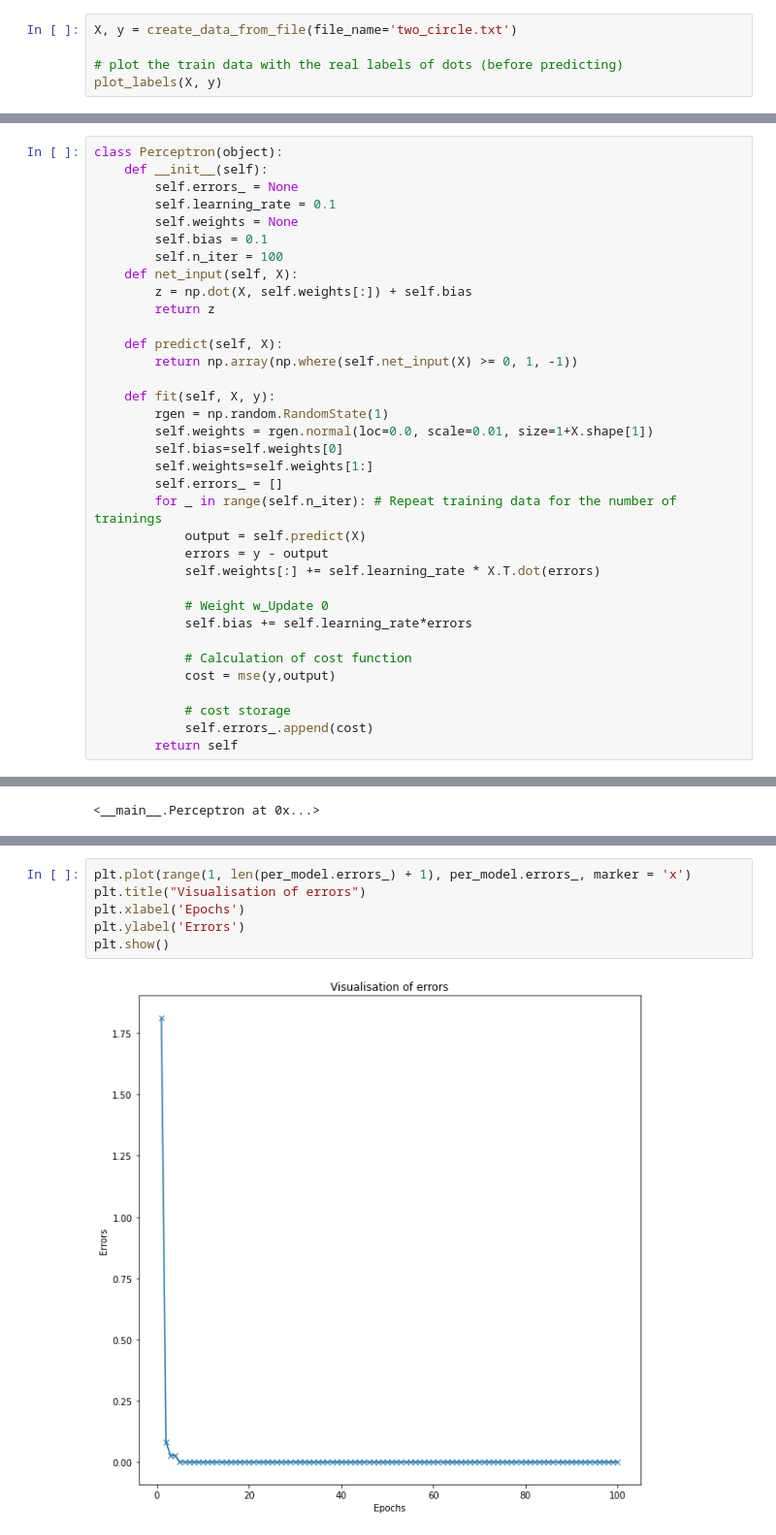
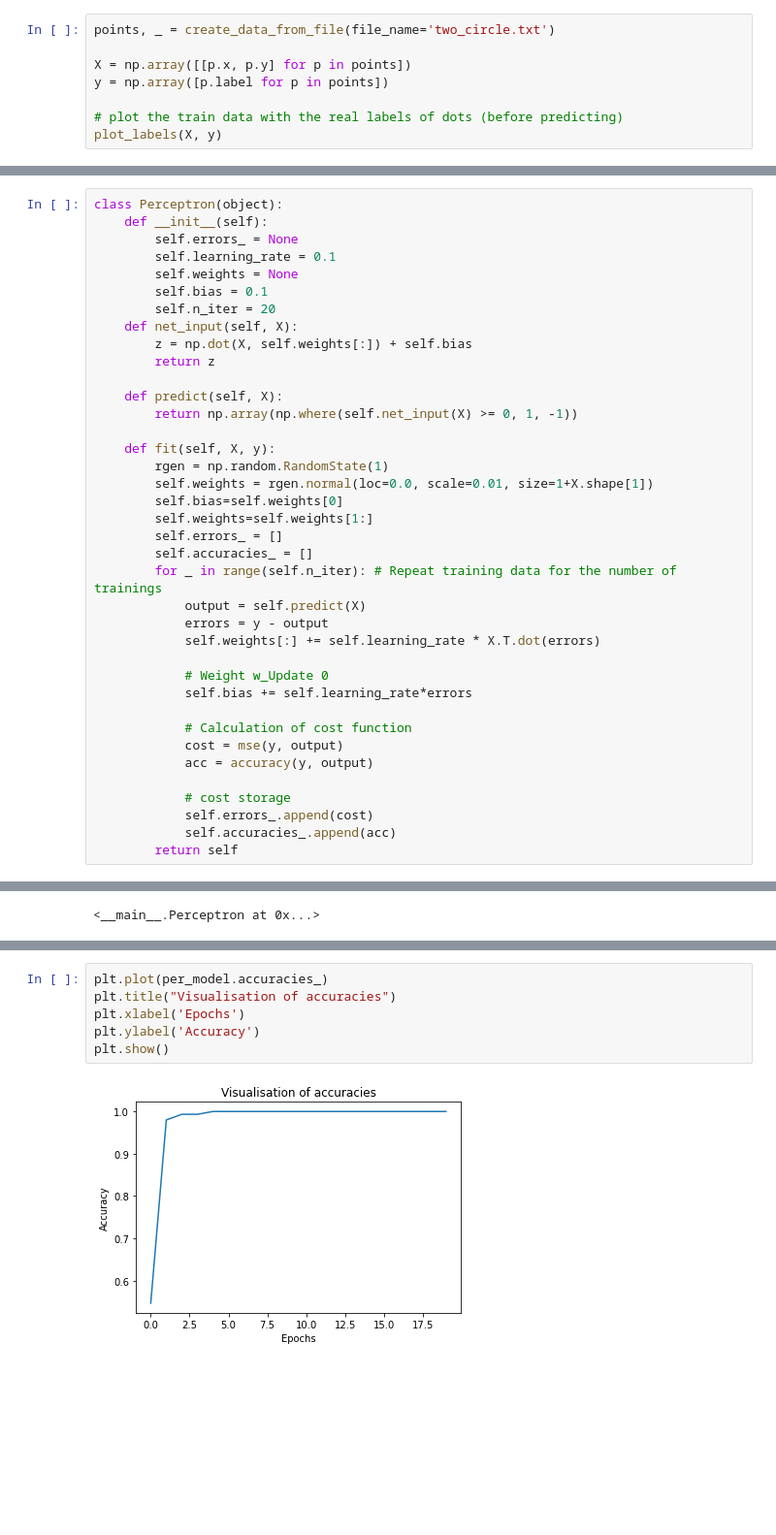
Before and after one commit to kggold4/machine-learning-assignments, a Jupyter notebook: perceptron.ipynb, the cells around one changed output, grey strips where cells are left out. Shown: that part at 97% size. Cells and saved outputs as stored; diff of their text form; blank space fills up the shorter version.

```diff
--- a/perceptron.ipynb
+++ b/perceptron.ipynb
@@ -8,5 +8,8 @@ from utli_functions import create_data_from_file, plot_labels, mse, accuracy
 # %%
-X, y = create_data_from_file(file_name='two_circle.txt')
+points, _ = create_data_from_file(file_name='two_circle.txt')
+
+X = np.array([[p.x, p.y] for p in points])
+y = np.array([p.label for p in points])
 
 # plot the train data with the real labels of dots (before predicting)
 plot_labels(X, y)
@@ -19,7 +22,7 @@ class Perceptron(object):
         self.learning_rate = 0.1
         self.weights = None
         self.bias = 0.1
-        self.n_iter = 100
+        self.n_iter = 20
     def net_input(self, X):
         z = np.dot(X, self.weights[:]) + self.bias
         return z
@@ -33,6 +36,7 @@ class Perceptron(object):
         self.bias=self.weights[0]
         self.weights=self.weights[1:]
         self.errors_ = []
+        self.accuracies_ = []
         for _ in range(self.n_iter): # Repeat training data for the number of trainings
             output = self.predict(X)
             errors = y - output
@@ -42,10 +46,12 @@ class Perceptron(object):
             self.bias += self.learning_rate*errors
 
             # Calculation of cost function
-            cost = mse(y,output)
+            cost = mse(y, output)
+            acc = accuracy(y, output)
 
             # cost storage
             self.errors_.append(cost)
+            self.accuracies_.append(acc)
         return self
 # %%
 per_model = Perceptron()
@@ -60,8 +69,8 @@ plt.show()
 # %%
-plt.plot(range(1, len(per_model.errors_) + 1), per_model.errors_, marker = 'x')
-plt.title("Visualisation of errors")
+plt.plot(per_model.accuracies_)
+plt.title("Visualisation of accuracies")
 plt.xlabel('Epochs')
-plt.ylabel('Errors')
+plt.ylabel('Accuracy')
 plt.show()
 # %% [output]
-[figure, old version]
+[figure, new version]
```
Also changed, not shown: parts of 5 cells of this notebook, 3 other files.
